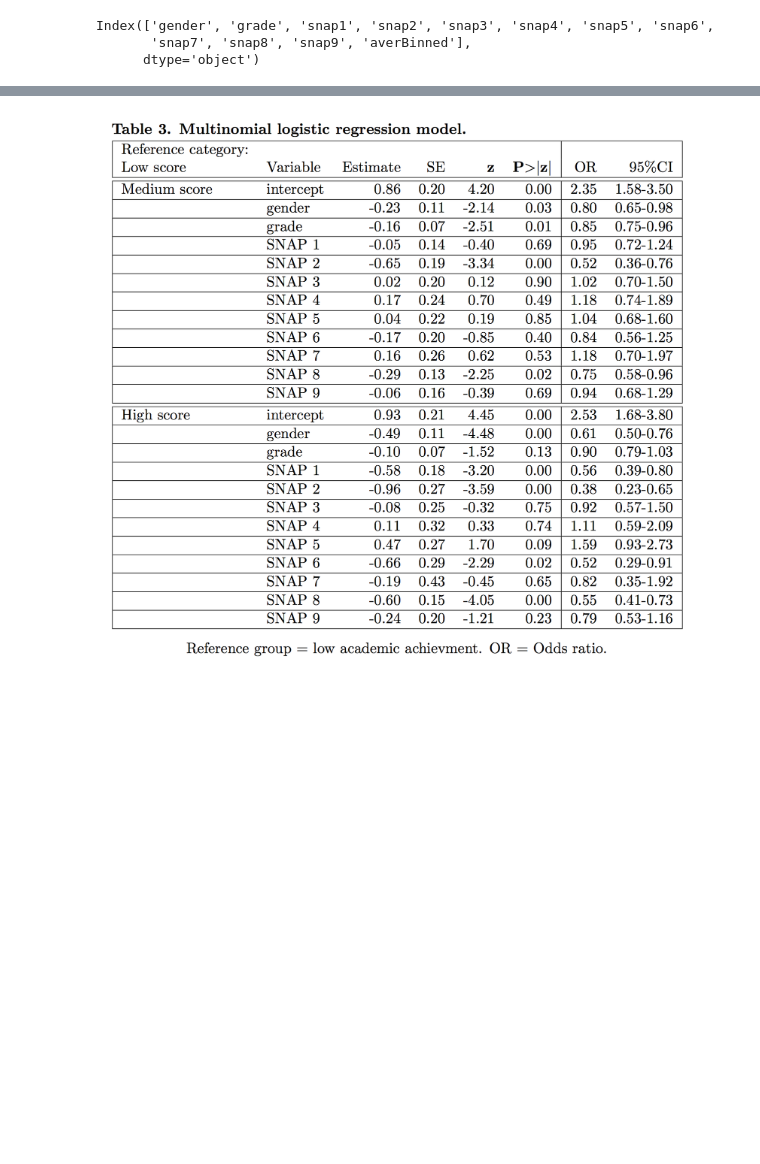
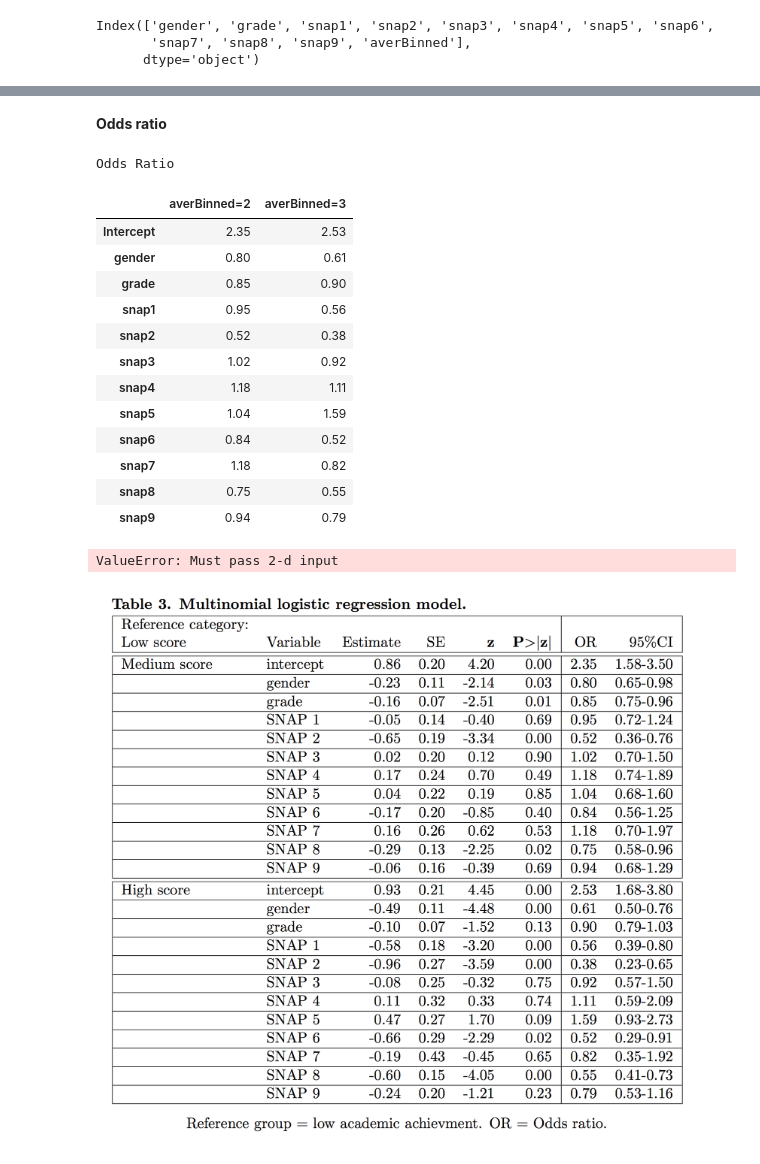
Before and after one commit to arvidl/inattention-populationsample, a Jupyter notebook: notebooks/prediction.ipynb, the cells around one changed output, grey strips where cells are left out. Saved outputs shown, nothing was run; the diff lists cells and outputs as text; code cells hidden in the pictures; blank space fills up the shorter version.

```diff
--- a/notebooks/prediction.ipynb
+++ b/notebooks/prediction.ipynb
@@ -482,6 +484,44 @@ MNLogit Regression Results
 | snap7 | -0.1949 | 0.432 | -0.451 | 0.652 | -1.042 | 0.652 |
 | snap8 | -0.6009 | 0.148 | -4.050 | 0.000 | -0.892 | -0.310 |
 | snap9 | -0.2415 | 0.199 | -1.212 | 0.226 | -0.632 | 0.149 |
+# %% [markdown]
+**Odds ratio**
+# %%
+# Take the exponential of each of the coefficients to
+# generate the odds ratios.
+# This tells you how a 1 unit increase or decrease in a variable
+# affects the odds of being admitted.
+# print(np.exp(mdl_fit.params))
+print("Odds Ratio:")
+OR = pd.DataFrame(np.exp(mdl_fit.params)).round(2)
+OR.columns = ['averBinned=2', 'averBinned=3']
+OR
+# %% [output]
+Odds Ratio
+|  | averBinned=2 | averBinned=3 |
+| Intercept | 2.35 | 2.53 |
+| gender | 0.80 | 0.61 |
+| grade | 0.85 | 0.90 |
+| snap1 | 0.95 | 0.56 |
+| snap2 | 0.52 | 0.38 |
+| snap3 | 1.02 | 0.92 |
+| snap4 | 1.18 | 1.11 |
+| snap5 | 1.04 | 1.59 |
+| snap6 | 0.84 | 0.52 |
+| snap7 | 1.18 | 0.82 |
+| snap8 | 0.75 | 0.55 |
+| snap9 | 0.94 | 0.79 |
+# %%
+# look at the confidence interval of each coeffecient
+#mdl_fit.conf_int([0.025, 0.975])
+mdl_fit.conf_int
+
+params = mdl_fit.params
+conf = mdl_fit.conf_int()
+conf["OR"] = params
+conf.columns = ["Lower CI", "Upper CI", "OR"]
+# %% [output]
+ValueError: Must pass 2-d input
 # %%
 from IPython.display import Image
 Image("../images/mlr_r_results.png")
```
Also changed, not shown: parts of 3 cells of this notebook.
